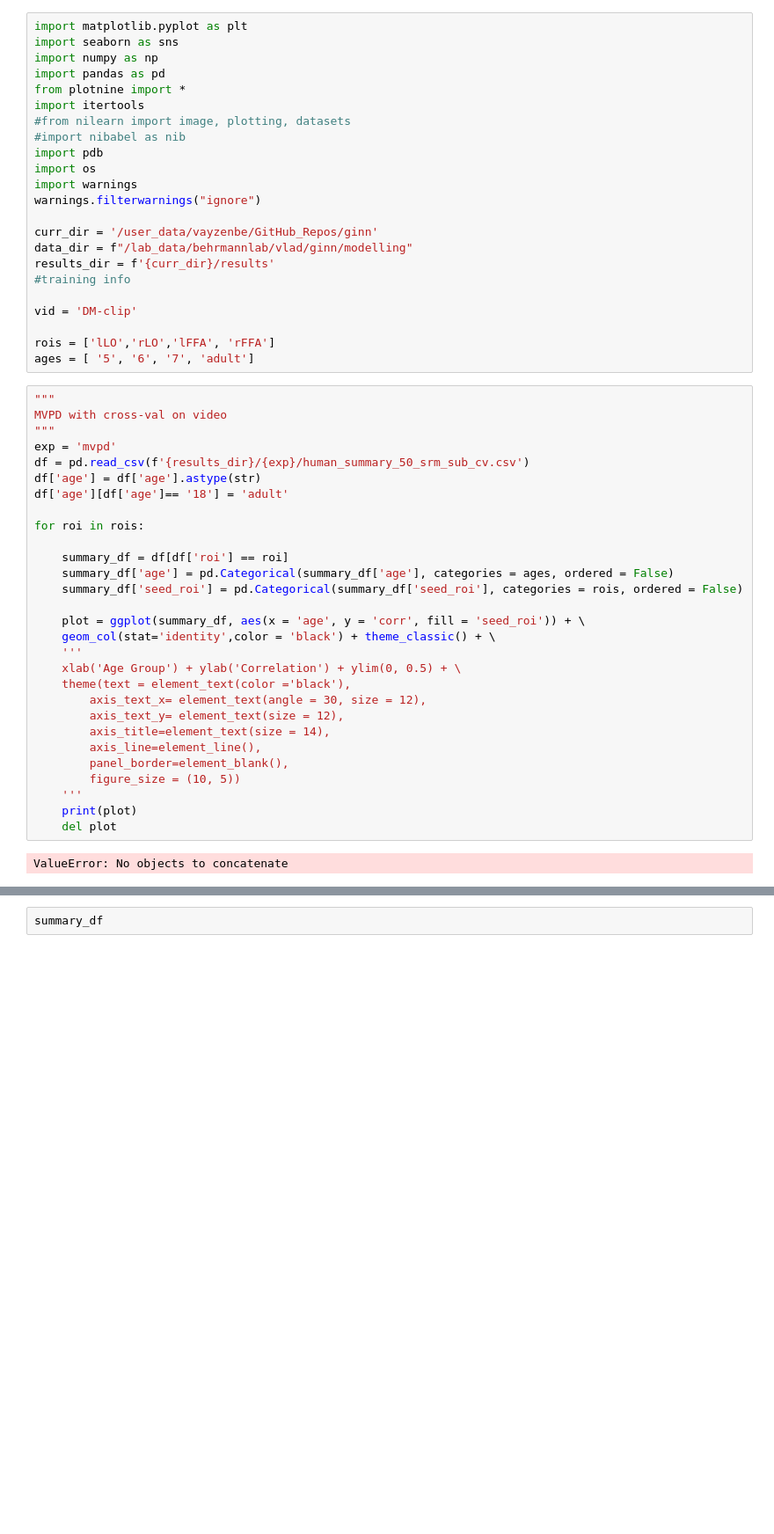
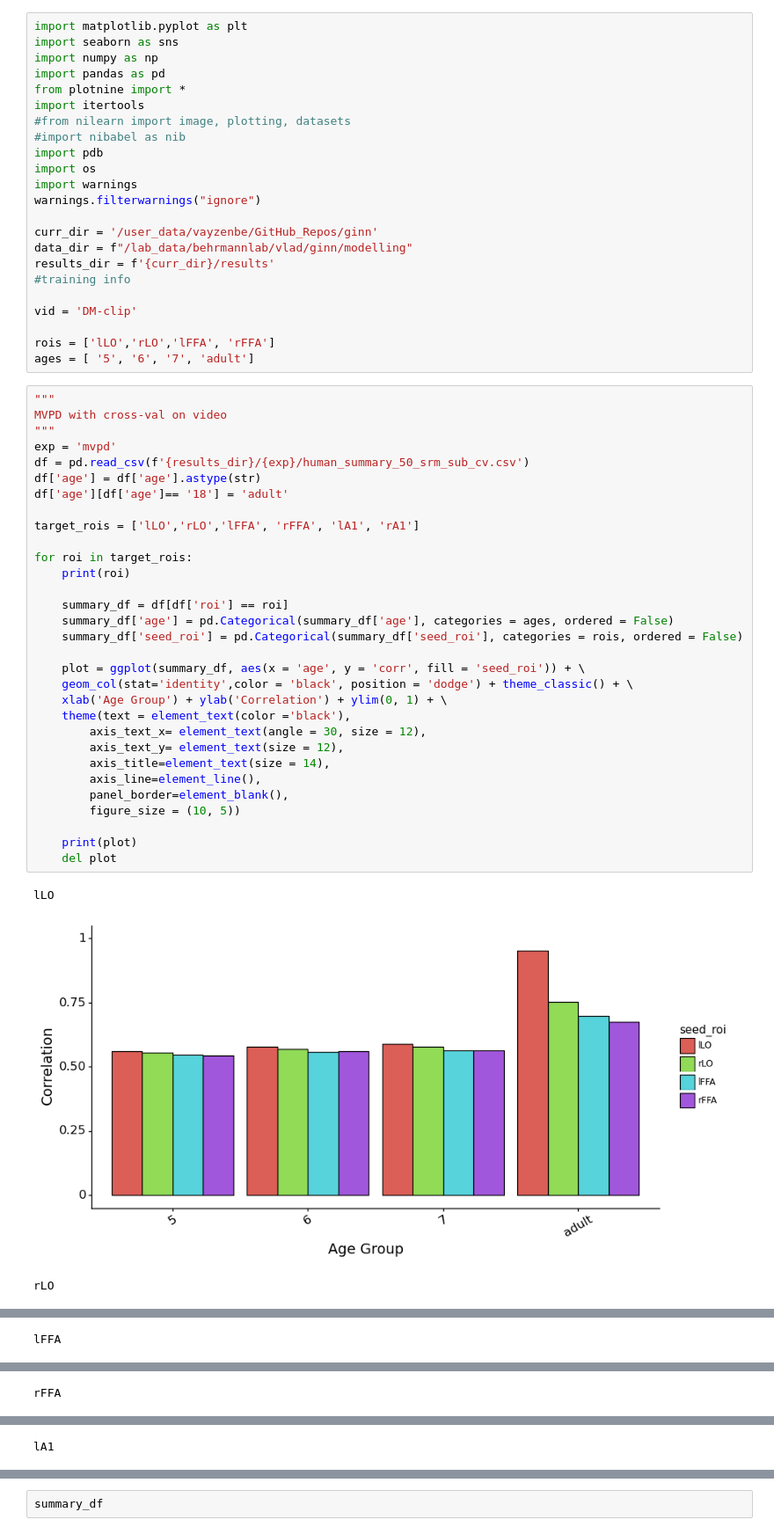
Before and after one commit to vayzenb/ginn, a Jupyter notebook: exps/plot_human_results.ipynb, the cells around one changed output, grey strips where cells are left out. Shown at 88% size. Cells and saved outputs as stored; diff of their text form; blank space fills up the shorter version.

```diff
--- a/exps/plot_human_results.ipynb
+++ b/exps/plot_human_results.ipynb
@@ -24,31 +24,35 @@ ages = [ '5', '6', '7', 'adult']
 # %%
 """
 MVPD with cross-val on video
 """
 exp = 'mvpd'
 df = pd.read_csv(f'{results_dir}/{exp}/human_summary_50_srm_sub_cv.csv')
 df['age'] = df['age'].astype(str)
 df['age'][df['age']== '18'] = 'adult'
 
-for roi in rois:
+target_rois = ['lLO','rLO','lFFA', 'rFFA', 'lA1', 'rA1']
+
+for roi in target_rois:
+    print(roi)
 
     summary_df = df[df['roi'] == roi]
     summary_df['age'] = pd.Categorical(summary_df['age'], categories = ages, ordered = False)
     summary_df['seed_roi'] = pd.Categorical(summary_df['seed_roi'], categories = rois, ordered = False)
 
     plot = ggplot(summary_df, aes(x = 'age', y = 'corr', fill = 'seed_roi')) + \
-    geom_col(stat='identity',color = 'black') + theme_classic() + \
-    '''
-    xlab('Age Group') + ylab('Correlation') + ylim(0, 0.5) + \
+    geom_col(stat='identity',color = 'black', position = 'dodge') + theme_classic() + \
+    xlab('Age Group') + ylab('Correlation') + ylim(0, 1) + \
     theme(text = element_text(color ='black'),
         axis_text_x= element_text(angle = 30, size = 12),
         axis_text_y= element_text(size = 12),
         axis_title=element_text(size = 14),
         axis_line=element_line(),
         panel_border=element_blank(),
         figure_size = (10, 5))
-    '''
+
     print(plot)
     del plot
 # %% [output]
-ValueError: No objects to concatenate
+lLO
+[figure, added]
+rLO
@@ -54,0 +60 @@ ValueError: No objects to concatenate
+lFFA
@@ -54,0 +62 @@ ValueError: No objects to concatenate
+rFFA
@@ -54,0 +64 @@ ValueError: No objects to concatenate
+lA1
```
Also changed, not shown: parts of 1 cell of this notebook, 8 other files.
